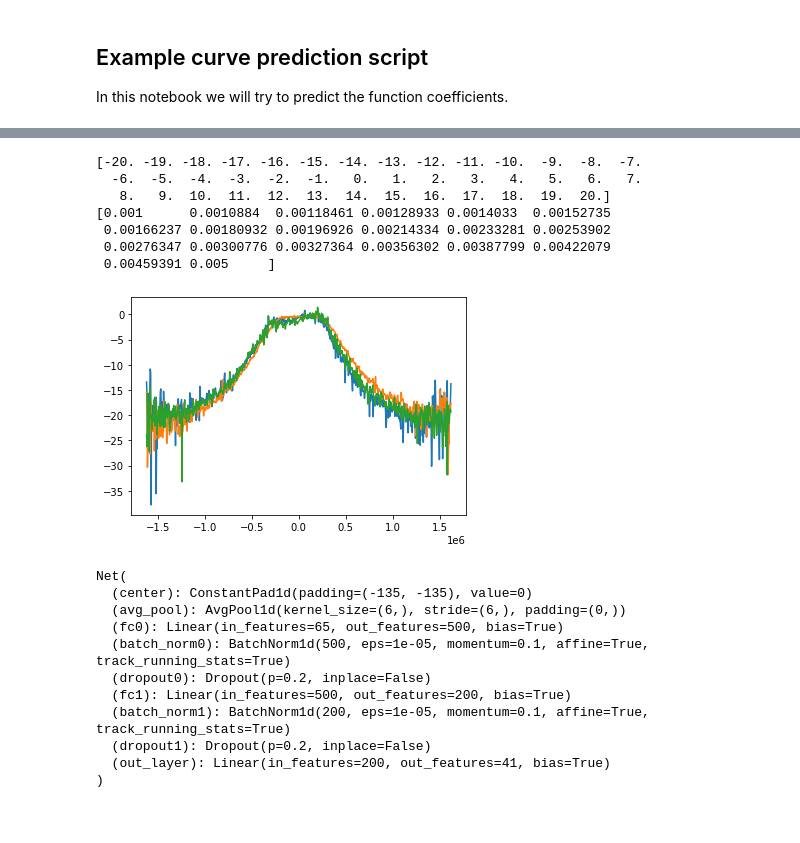
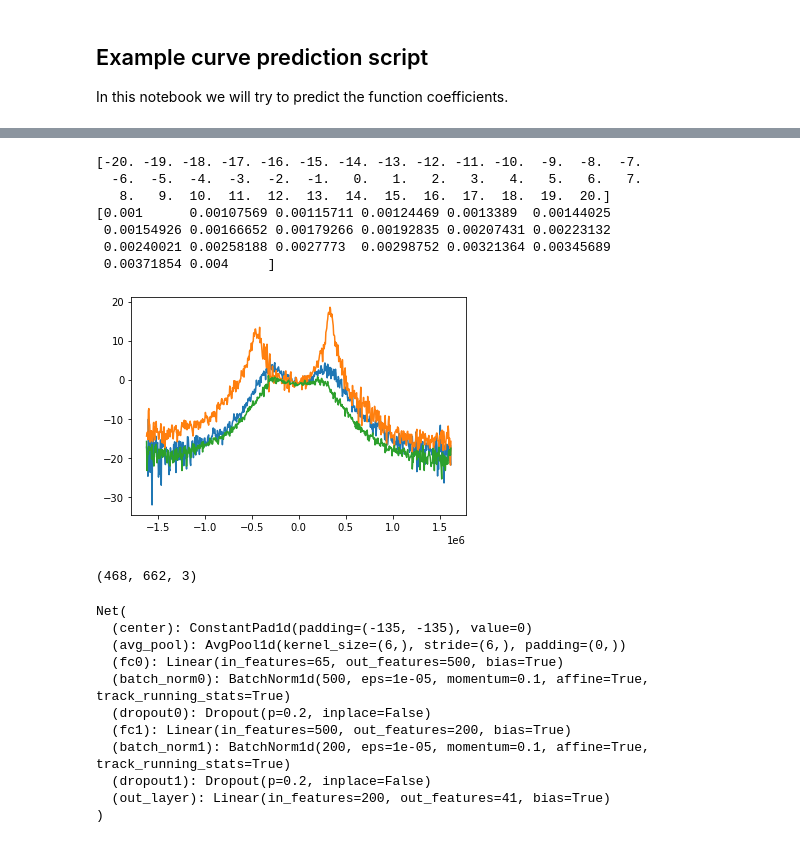
Before and after one commit to kiliakis/ML-LHC-closed-loop, a Jupyter notebook: measurement_demo.ipynb, the cells around one changed output, grey strips where cells are left out. Cells and saved outputs as stored; diff of their text form; code cells hidden in the pictures.

Commit message:
adds demo for measurement data

```diff
--- a/measurement_demo.ipynb
+++ b/measurement_demo.ipynb
@@ -62,29 +42,34 @@ array([-2.17779093e+01, -1.50570122e+01, -1.41341856e+01, -1.91233004e+01,
 # %%
-tempdf = pd.read_pickle('./data/new-transfer-functions-82000-noise0.1.pkl')
+tempdf = pd.read_pickle('./data/tf-ampl-response-82000-noise0.1.pkl')
 
 phi_encoder = preprocessing.LabelEncoder()
-phi_encoder.fit(tempdf['phi'])
+phi_encoder.fit(tempdf['phase'])
 print(phi_encoder.classes_)
 
 gain_encoder = preprocessing.LabelEncoder()
-gain_encoder.fit(tempdf['g_oo'])
+gain_encoder.fit(tempdf['gain'])
 print(gain_encoder.classes_)
 
+
+# target_orig is the vector with the originale phase, gain labels
+target_orig = np.array((tempdf.phase, tempdf.gain), dtype=np.float32).T
+target_scaler = preprocessing.StandardScaler().fit(target_orig)
+
 del tempdf
 # %% [output]
 [-20. -19. -18. -17. -16. -15. -14. -13. -12. -11. -10.  -9.  -8.  -7.
   -6.  -5.  -4.  -3.  -2.  -1.   0.   1.   2.   3.   4.   5.   6.   7.
    8.   9.  10.  11.  12.  13.  14.  15.  16.  17.  18.  19.  20.]
-[0.001      0.0010884  0.00118461 0.00128933 0.0014033  0.00152735
- 0.00166237 0.00180932 0.00196926 0.00214334 0.00233281 0.00253902
- 0.00276347 0.00300776 0.00327364 0.00356302 0.00387799 0.00422079
- 0.00459391 0.005     ]
+[0.001      0.00107569 0.00115711 0.00124469 0.0013389  0.00144025
+ 0.00154926 0.00166652 0.00179266 0.00192835 0.00207431 0.00223132
+ 0.00240021 0.00258188 0.0027773  0.00298752 0.00321364 0.00345689
+ 0.00371854 0.004     ]
 # %%
 # Visualize the data
 for index, row in df.sample(n=3).iterrows():
-    y = row['y']
-    x = row['x']
+    y = row['amplitude']
+    x = row['freq']
     plt.plot(x, y)
 plt.show()
 # %% [output]
-[figure, old version]
+[figure, new version]
@@ -101,19 +76,26 @@ plt.show()
 # %%
-from scipy.signal import savgol_filter
+# from scipy.signal import savgol_filter
 
-values = np.zeros((len(df), len(df.iloc[0]['y'])), dtype=np.float32)
-# print(values.shape)
+# our dataset is 3D
+values = np.zeros((len(df), len(df.iloc[0].real), 3), dtype=np.float32)
+print(values.shape)
 index = 0
 for _, row in df.iterrows():
-    values[index, :] = row['y']
+    # print(row)
+    values[index, :, 0] = row.real
+    values[index, :, 1] = row.imag
+    values[index, :, 2] = row.amplitude
     index += 1
+data = values
 
-data = torch.tensor(values, dtype=torch.float32)
-# data_scaler = preprocessing.StandardScaler().fit(values)
-savgol_data = np.zeros(values.shape)
-for row in range(len(savgol_data)):
-    savgol_data[row] = savgol_filter(values[row], 17, 1)
-savgol_data = torch.tensor(savgol_data, dtype=torch.float32)
+# data = torch.tensor(values, dtype=torch.float32)
+# # data_scaler = preprocessing.StandardScaler().fit(values)
+# savgol_data = np.zeros(values.shape)
+# for row in range(len(savgol_data)):
+#     savgol_data[row] = savgol_filter(values[row], 17, 1)
+# savgol_data = torch.tensor(savgol_data, dtype=torch.float32)
+# %% [output]
+(468, 662, 3)
 # %%
 # Initialize model, loss function and optimizer
 # This is for the first parameter: phi
```
Also changed, not shown: parts of 11 cells of this notebook, 2 other files.
